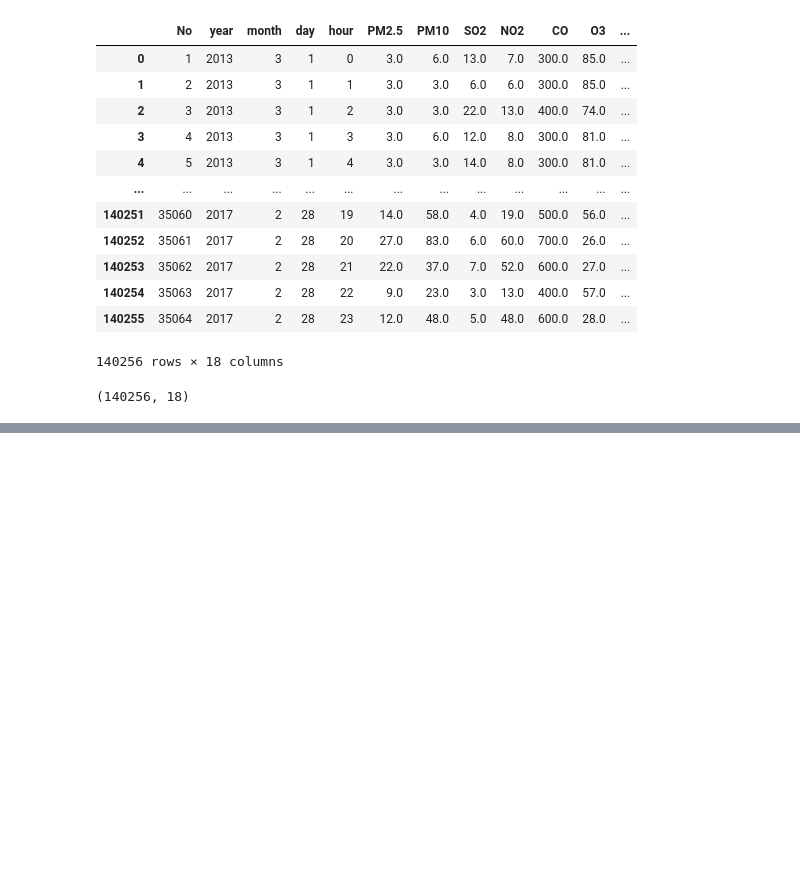
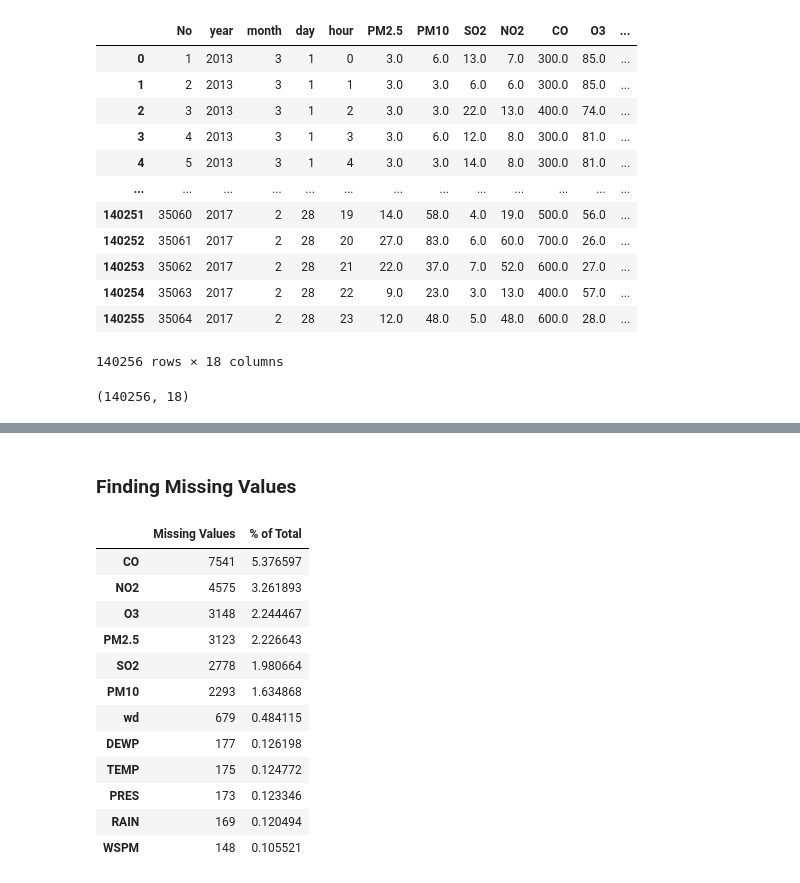
Before and after one commit to SameerPasha565/Air-pollution-analysis, a Jupyter notebook: Prac1Assignment.ipynb, the cells around one changed output, grey strips where cells are left out. Saved outputs shown, nothing was run; the diff lists cells and outputs as text; code cells hidden in the pictures; blank space fills up the shorter version.

```diff
--- a/Prac1Assignment.ipynb
+++ b/Prac1Assignment.ipynb
@@ -134,0 +246,27 @@ dtype: int64
+# %% [markdown]
+### **Finding Missing Values**
+# %%
+def missing_values_table(df):
+    total = df.isnull().sum()
+    percent = 100 * total / len(df)
+    missing_table = pd.concat([total, percent], axis=1)
+    missing_table = missing_table.rename(columns={0: "Missing Values", 1: "% of Total"})
+    missing_table = missing_table[missing_table["Missing Values"] > 0].sort_values("% of Total", ascending=False)
+    return missing_table
+
+missing_df = missing_values_table(df)
+display(missing_df.style.background_gradient(cmap="Reds"))
+# %% [output]
+|  | Missing Values | % of Total |
+| CO | 7541 | 5.376597 |
+| NO2 | 4575 | 3.261893 |
+| O3 | 3148 | 2.244467 |
+| PM2.5 | 3123 | 2.226643 |
+| SO2 | 2778 | 1.980664 |
+| PM10 | 2293 | 1.634868 |
+| wd | 679 | 0.484115 |
+| DEWP | 177 | 0.126198 |
+| TEMP | 175 | 0.124772 |
+| PRES | 173 | 0.123346 |
+| RAIN | 169 | 0.120494 |
+| WSPM | 148 | 0.105521 |
```
Also changed, not shown: parts of 30 cells of this notebook.
